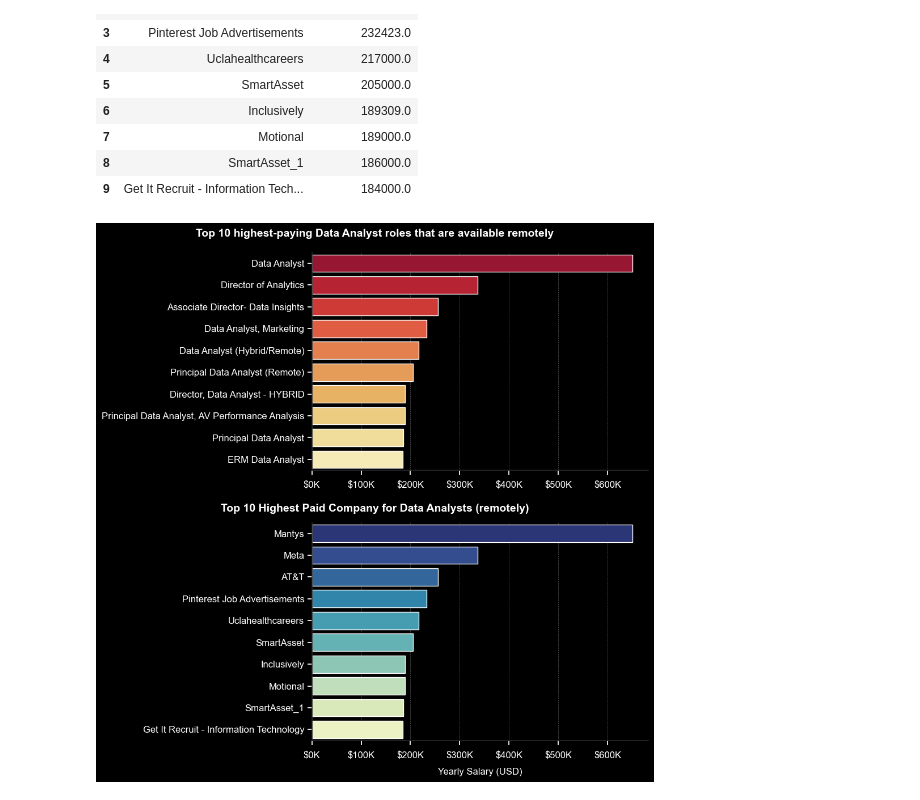
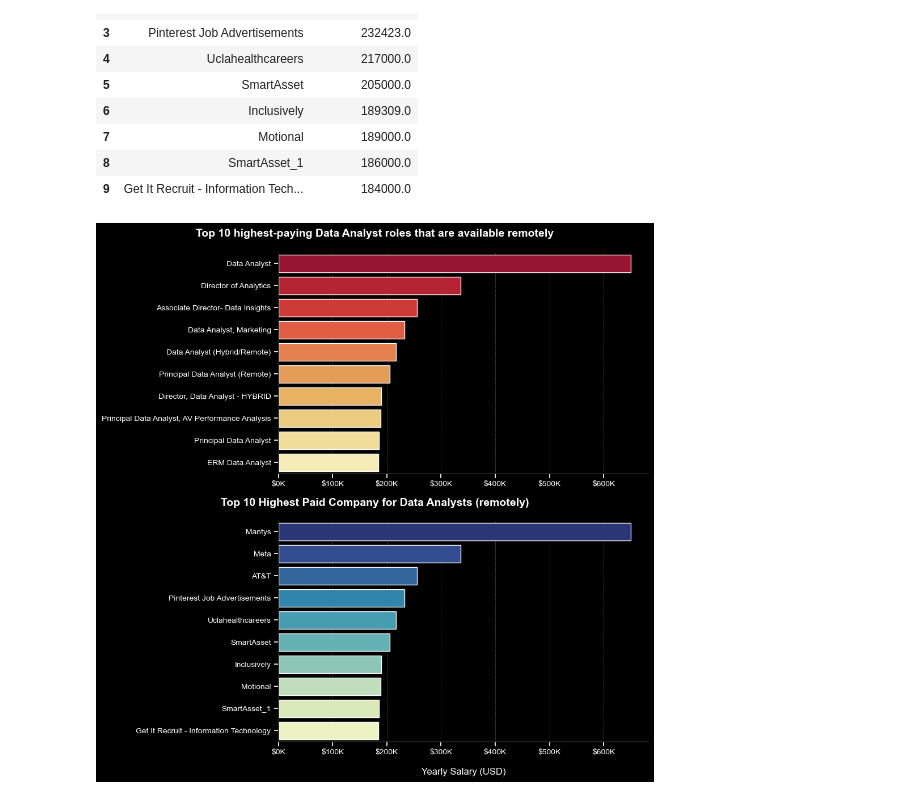
Before and after one commit to TomaszK94/SQL, a Jupyter notebook: Graphs/1_top_paying_jobs.ipynb, the cells around one changed output. Drawn from its saved outputs; the diff is of its cells as text; code cells hidden in the pictures.

Commit message:
1_visualization_finished

```diff
--- a/Graphs/1_top_paying_jobs.ipynb
+++ b/Graphs/1_top_paying_jobs.ipynb
@@ -61,49 +61,42 @@ df_2
 | 9 | Get It Recruit - Information Tech... | 184000.0 |
 # %%
 fig, ax = plt.subplots(2, 1, figsize=(10, 10), facecolor="black")
+sns.despine()
 
 palette= sns.color_palette("YlOrRd", n_colors=10)
-
-sns.set_theme(style="ticks")
 sns.barplot(data=df_1, x="salary_year_avg", y="job_title", ax=ax[0], hue="salary_year_avg", palette=palette, legend=False)
-sns.despine()
-
 
 ax[0].grid(axis="x", color="gray", linestyle="--", linewidth=0.5, alpha=0.7, zorder=0)
 ax[0].set_title(" ", pad=20)
 ax[0].set_ylabel("")
 ax[0].set_xlabel("")
 ax[0].xaxis.set_major_formatter(plt.FuncFormatter(lambda x, _: f"${int(x/1000)}K"))
-ax[0].tick_params(axis='y', labelsize=6)
 
 ax[0].set_facecolor("black")
-ax[0].tick_params(axis='x', colors='white', labelsize=12)
-ax[0].tick_params(axis='y', colors='white', labelsize=12)
-ax[0].xaxis.set_tick_params(pad=8)
+ax[0].tick_params(axis='x', colors='white', labelsize=10)
+ax[0].tick_params(axis='y', colors='white', labelsize=10)
 
 fig.text(0.5, 0.97, "Top 10 highest-paying Data Analyst roles that are available remotely", color='white', fontweight='bold', ha='center', fontsize=14)
 
 
 palette1= sns.color_palette("YlGnBu", n_colors=10)
 sns.barplot(data=df_2, x="salary_year_avg", y="company_name", ax=ax[1], hue="salary_year_avg", palette=palette1, legend=False)
 
 ax[1].grid(axis="x", color="gray", linestyle="--", linewidth=0.5, alpha=0.7, zorder=0)
 ax[1].set_title(" ", pad=20)
 ax[1].set_ylabel("")
-ax[1].set_xlabel("Yearly Salary (USD)", color="white", fontsize=12, labelpad=10)
+ax[1].set_xlabel("Yearly Salary (USD)", color="white", fontsize=12, labelpad=15)
 ax[1].set_xlim(ax[0].get_xlim())
 ax[1].xaxis.set_major_formatter(plt.FuncFormatter(lambda x, _: f"${int(x/1000)}K"))
-ax[1].tick_params(axis='y', labelsize=6)
 
 ax[1].set_facecolor("black")
-ax[1].tick_params(axis='x', colors='white', labelsize=12)
-ax[1].tick_params(axis='y', colors='white', labelsize=12)
-ax[1].xaxis.set_tick_params(pad=8)
+ax[1].tick_params(axis='x', colors='white', labelsize=10)
+ax[1].tick_params(axis='y', colors='white', labelsize=10)
 
-fig.text(0.5, 0.485, "Top 10 Highest Paid Company for Data Analysts (remotely)", color='white', fontweight='bold', ha='center', fontsize=14)
+fig.text(0.5, 0.495, "Top 10 Highest Paid Company for Data Analysts (remotely)", color='white', fontweight='bold', ha='center', fontsize=14)
 
 
 fig.tight_layout()
 plt.show()
 # %% [output]
-[figure, old version]
+[figure, new version]
```
